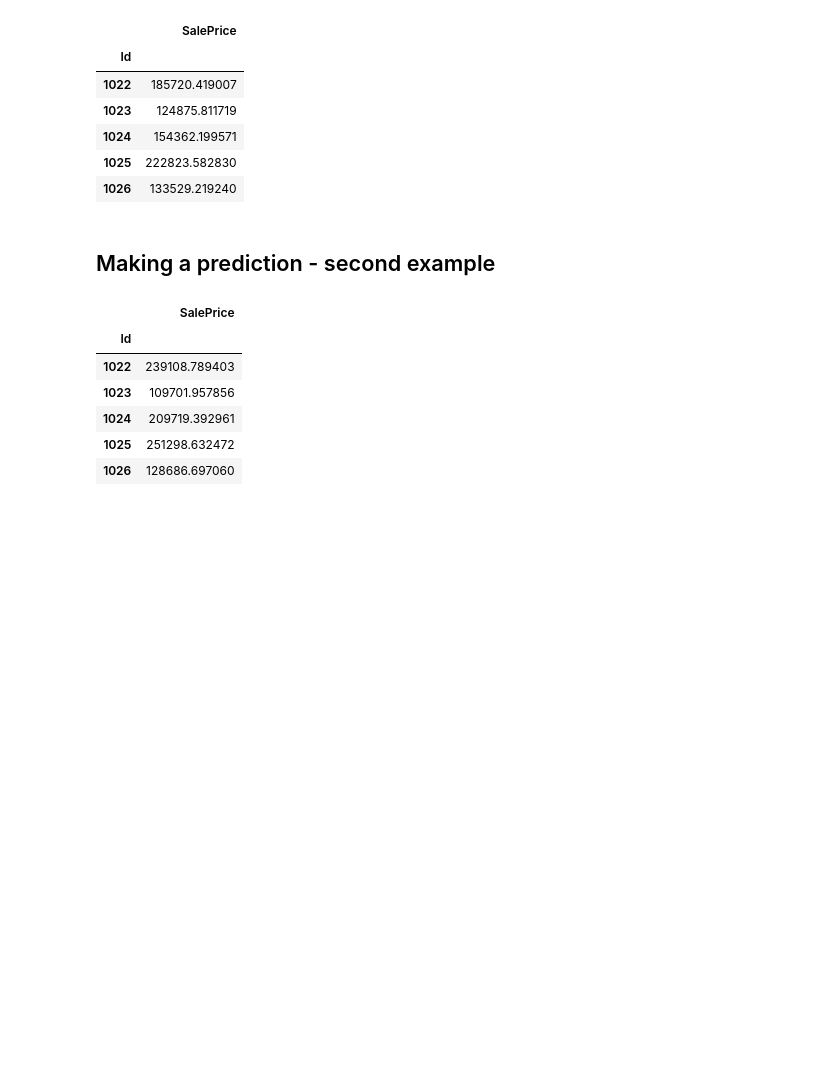
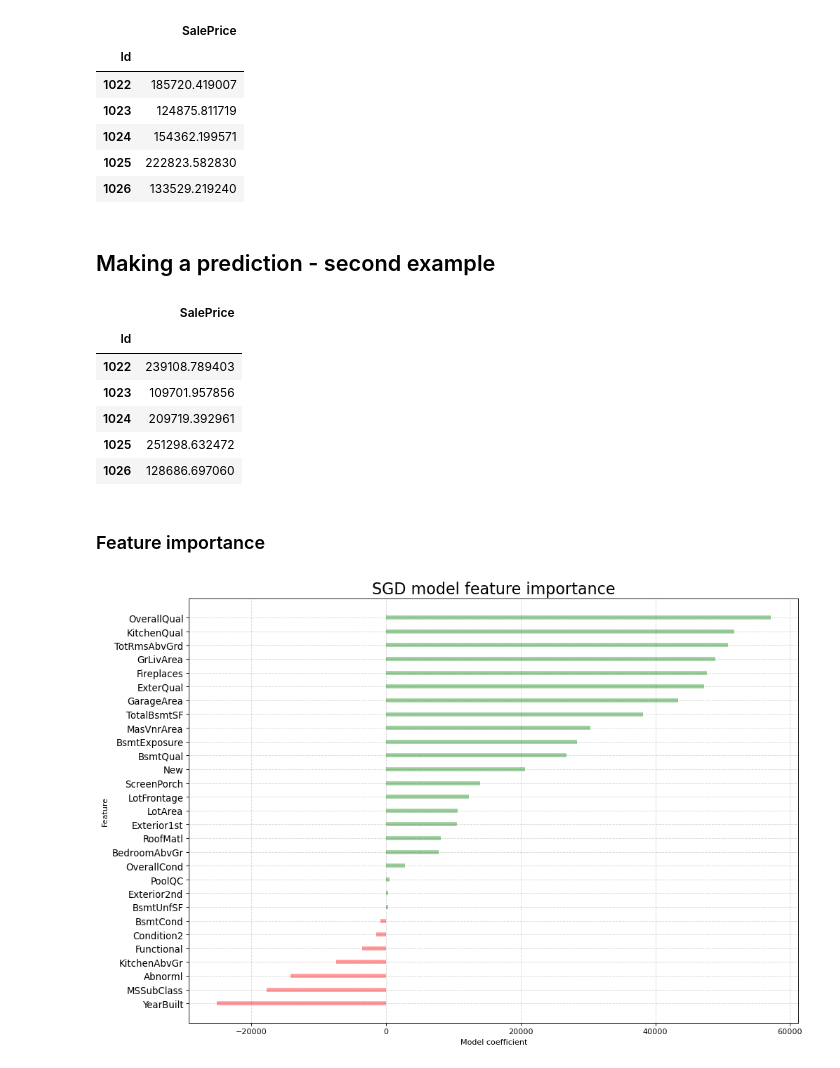
Before and after one commit to RaffaToSpace/House-Price-Predictor, a Jupyter notebook: pthp_SGD.ipynb, the cells around one changed output. Saved outputs shown, nothing was run; the diff lists cells and outputs as text; code cells hidden in the pictures; blank space fills up the shorter version.

Commit message:
SGD model notebook: minor updates, plus feature importance bar plot.

```diff
--- a/pthp_SGD.ipynb
+++ b/pthp_SGD.ipynb
@@ -269,3 +269,26 @@ y_test_BE_df.head()
 | 1024 | 209719.392961 |
 | 1025 | 251298.632472 |
 | 1026 | 128686.697060 |
+# %% [markdown]
+### Feature importance
+# %%
+filename = 'models/pthp_SGD_BE_data.sav'
+SGD_be = pickle.load(open(filename, 'rb'))
+useful_features_sgd=  pd.DataFrame(SGD_be.coef_,columns=['Feature Importance'],index=X_test_BE.columns)
+useful_features_sgd=useful_features_sgd.sort_values(by='Feature Importance')
+# %%
+useful_features_sgd_col = useful_features_sgd.copy()
+useful_features_sgd_col['colors'] = ['red' if i < 0 else 'green' for i in useful_features_sgd['Feature Importance']]
+# Draw plot
+plt.figure(figsize=(14,10), dpi= 80)
+plt.hlines(y=useful_features_sgd_col.index,xmin=0,xmax=useful_features_sgd_col['Feature Importance'], color=useful_features_sgd_col.colors, alpha=0.4, linewidth=5)
+
+# Decorations
+plt.gca().set(ylabel='Feature', xlabel='Model coefficient')
+plt.yticks(useful_features_sgd_col.index, fontsize=12)
+plt.title('SGD model feature importance', fontdict={'size':20})
+plt.grid(linestyle='--', alpha=0.5)
+plt.savefig('data/SGD_features_bar.png')
+plt.show()
+# %% [output]
+[figure, added]
```
